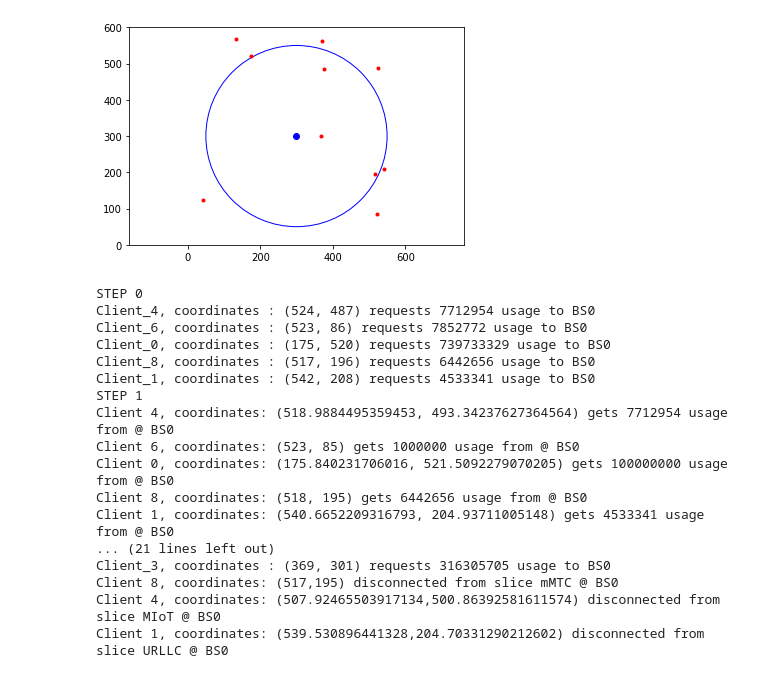
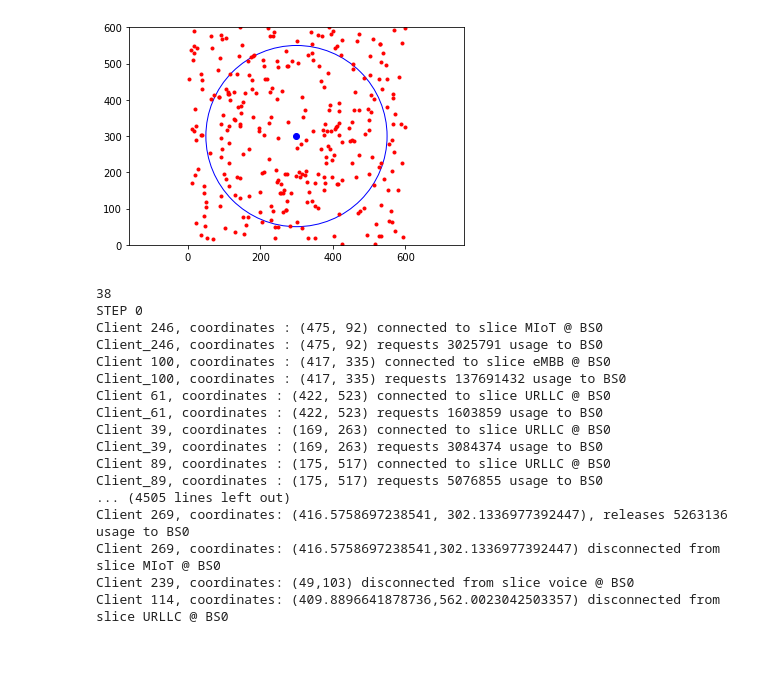
Before and after one commit to CrostaBot/5GNSDL, a Jupyter notebook: 5Gdeepsim.ipynb, the cells around one changed output. Cells and saved outputs as stored; diff of their text form; code cells hidden in the pictures.

```diff
--- a/5Gdeepsim.ipynb
+++ b/5Gdeepsim.ipynb
@@ -15,14 +15,14 @@ slices_type = {
         'max': 800000000 # how much bps can require this type of slice
       },
       'URLLC' : {
-        'bandwidth_max': 100000000,
+        'bandwidth_max': 10000000,
         'client_weight': 0.2,
         'band_guaranteed' : 5000000,
         'min': 800,
         'max': 8000000
       },
       'MIoT' : {
-        'bandwidth_max': 100000000,
+        'bandwidth_max': 10000000,
         'client_weight': 0.15,
         'band_guaranteed' : 1000000,
         'min': 800000,
@@ -49,11 +49,11 @@ basestation = {
     'capacity': 20000000000,   #20Gbps
     'coverage': 250,
     'ratios': { # portion of capacity dedicated to various slice type
-        'URLLC': 0.01,
-        'eMBB': 0.59,
+        'URLLC': 0.05,
+        'eMBB': 0.65,
         'mMTC': 0.1,
         'voice': 0.1,
-        'MIoT': 0.2
+        'MIoT': 0.1
     },
     'x': 300,
     'y': 300
@@ -90,7 +90,7 @@ mobility_patterns = {
 # %%
 # Define obj Client
 class Client:
-    def __init__(self, ID, x, y, mobility_pattern, freq, slice_type, bs_capacity, bs, clients_slice = None):
+    def __init__(self, ID, x, y, mobility_pattern, freq, slice_type, slice_cap, bs):
         self.ID = ID
         self.x = x
         self.y = y
@@ -98,8 +98,7 @@ class Client:
         self.freq = freq
         self.slice_type = slice_type
         self.bs = bs
-        self.bs_capacity = bs_capacity
-        self.clients_slice = clients_slice
+        self.slice_cap = slice_cap
         self.usage_rem = 0
         self.last_usage = 0
         self.connected = False
@@ -160,8 +159,7 @@ class Client:
             bs.connected_users += 1
             print(f"Client {self.ID}, coordinates : ({self.x}, {self.y}) connected to slice {s} @ BS{self.bs.ID}")
             return True
-        else:
-            pass         # if there is not enough band, the user waits the next time slot
+       # if there is not enough band, the user waits the next time slot
         print(f"Client {self.ID}, coordinates : ({self.x}, {self.y}) connection refused to slice {s} @ BS{self.bs.ID}")
         return False
 
@@ -211,22 +209,19 @@ class Client:
     def is_avaliable(self):
         global client_per_slice
         s = self.slice_type
-
-        if client_per_slice.get(s) != None:
-            real_cap = min(self.bs_capacity, slices_type[s]['bandwidth_max'])
-            bandwidth_next = real_cap / (client_per_slice.get(s) + 1)
-            if bandwidth_next < slices_type[s]['band_guaranteed']:
-                return False
+        bandwidth_next = self.slice_cap / (client_per_slice[s] + 1)
+        if bandwidth_next < slices_type[s]['band_guaranteed']:
+            return False
         return True
 
     def get_consumable_share(self):
         global client_per_slice
         s = self.slice_type
 
-        if client_per_slice.get(s) == None or client_per_slice.get(s) <= 0 :
-            return int(min(self.bs_capacity, slices_type[s]['bandwidth_max'] ))
+        if client_per_slice.get(s) <= 0:
+            return int(min(self.slice_cap, slices_type[s]['bandwidth_max'] ))
         else:
-            return int(min(self.bs_capacity/client_per_slice.get(s), slices_type[s]['bandwidth_max'] ))
+            return int(min(self.slice_cap/client_per_slice[s], slices_type[s]['bandwidth_max'] ))
 # %%
 # Define obj Mobility
 class Mobility:
@@ -340,38 +335,38 @@ for name, mb in mobility_patterns.items():
     m_patterns.append(mobility_pattern)
 # %%
 # Round 0: create network area, place base station and clients
-num_clients = 10
-simulation_time = 5
+num_clients = 300
+simulation_time = 10
 x_area = 600
 y_area = 600
 
 bs = BaseStation(0, basestation.get('x'), basestation.get('y'), basestation.get('coverage'), basestation.get('capacity'), basestation.get('ratios'))
 
 clients = []
 for i in range(num_clients):
     x = r.randint(0, x_area)
     y = r.randint(0, y_area)
     freq = r.random()
 
     mobility_pattern = get_random_mobility_pattern(mb_weights, m_patterns)
     slice_type = get_random_slice_type(slice_weights)
     slice_capacity = bs.ratios.get(slice_type) * bs.capacity
 
-    c = Client(i, x, y, mobility_pattern, freq, slice_type, slice_capacity, bs, None)
+    c = Client(i, x, y, mobility_pattern, freq, slice_type, slice_capacity, bs)
     clients.append(c)
 
 ax = plt.gca()
 plt.axis('equal')
 ax.set_xlim(0, x_area)
 ax.set_ylim(0, y_area)
 ax.plot(bs.x, bs.y, 'o', color='blue')
 circle = plt.Circle((bs.x,bs.y), radius = bs.coverage, fill=False, color='blue')
 ax.add_artist(circle)
 
 for i in range(num_clients):
     ax.plot(clients[i].x, clients[i].y,'.',color='red')
 # %% [output]
-[figure, old version]
+[figure, new version]
 # %%
 # Define class Request
 class Request:
@@ -424,6 +419,8 @@ for n in range(simulation_time):
             active_clients.append(active[j])
 
     client_per_slice = get_number_user_slice_type(active_clients)
+
+    print(client_per_slice.get('voice'))
 
     print('STEP', n)
 
@@ -504,23 +501,23 @@ for n in range(simulation_time):
             request_list[item.ID] = None
             active_clients.remove(item)
 # %% [output]
+38
 STEP 0
-Client_4, coordinates : (524, 487) requests 7712954 usage to BS0
-Client_6, coordinates : (523, 86) requests 7852772 usage to BS0
-Client_0, coordinates : (175, 520) requests 739733329 usage to BS0
-Client_8, coordinates : (517, 196) requests 6442656 usage to BS0
-Client_1, coordinates : (542, 208) requests 4533341 usage to BS0
-STEP 1
-Client 4, coordinates: (518.9884495359453, 493.34237627364564) gets 7712954 usage from @ BS0
-Client 6, coordinates: (523, 85) gets 1000000 usage from @ BS0
-Client 0, coordinates: (175.840231706016, 521.5092279070205) gets 100000000 usage from @ BS0
-Client 8, coordinates: (518, 195) gets 6442656 usage from @ BS0
-Client 1, coordinates: (540.6652209316793, 204.93711005148) gets 4533341 usage from @ BS0
-... (21 lines left out)
-Client_3, coordinates : (369, 301) requests 316305705 usage to BS0
-Client 8, coordinates: (517,195) disconnected from slice mMTC @ BS0
-Client 4, coordinates: (507.92465503917134,500.86392581611574) disconnected from slice MIoT @ BS0
-Client 1, coordinates: (539.530896441328,204.70331290212602) disconnected from slice URLLC @ BS0
+Client 246, coordinates : (475, 92) connected to slice MIoT @ BS0
+Client_246, coordinates : (475, 92) requests 3025791 usage to BS0
+Client 100, coordinates : (417, 335) connected to slice eMBB @ BS0
+Client_100, coordinates : (417, 335) requests 137691432 usage to BS0
+Client 61, coordinates : (422, 523) connected to slice URLLC @ BS0
+Client_61, coordinates : (422, 523) requests 1603859 usage to BS0
+Client 39, coordinates : (169, 263) connected to slice URLLC @ BS0
+Client_39, coordinates : (169, 263) requests 3084374 usage to BS0
+Client 89, coordinates : (175, 517) connected to slice URLLC @ BS0
+Client_89, coordinates : (175, 517) requests 5076855 usage to BS0
+... (4505 lines left out)
+Client 269, coordinates: (416.5758697238541, 302.1336977392447), releases 5263136 usage to BS0
+Client 269, coordinates: (416.5758697238541,302.1336977392447) disconnected from slice MIoT @ BS0
+Client 239, coordinates: (49,103) disconnected from slice voice @ BS0
+Client 114, coordinates: (409.8896641878736,562.0023042503357) disconnected from slice URLLC @ BS0
 # %%
 for item in csv_final:
     print('STEP', item.step)
```
Also changed, not shown: parts of 2 cells of this notebook, 1 other file.
